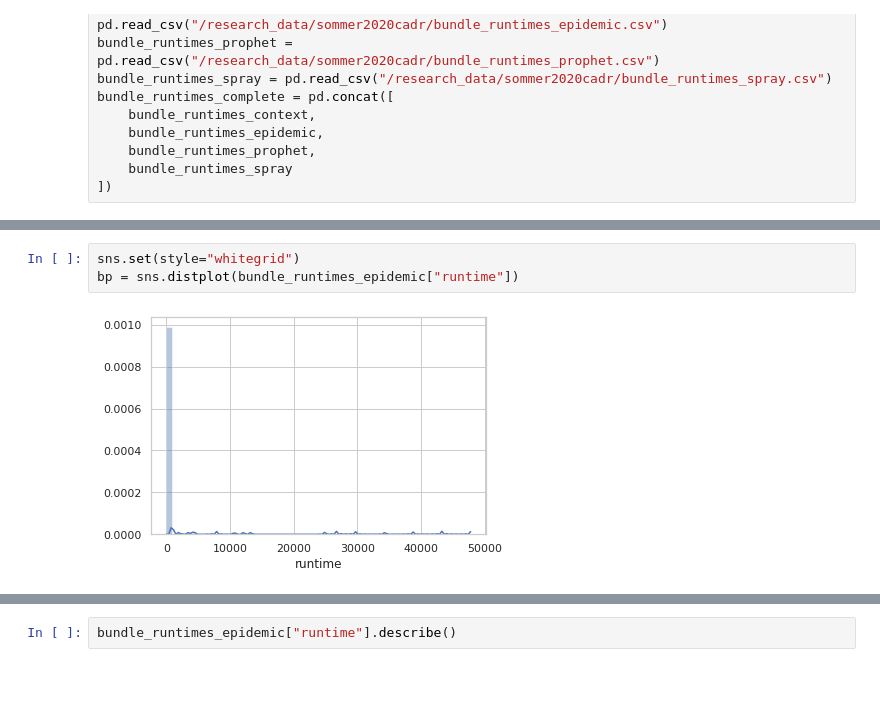
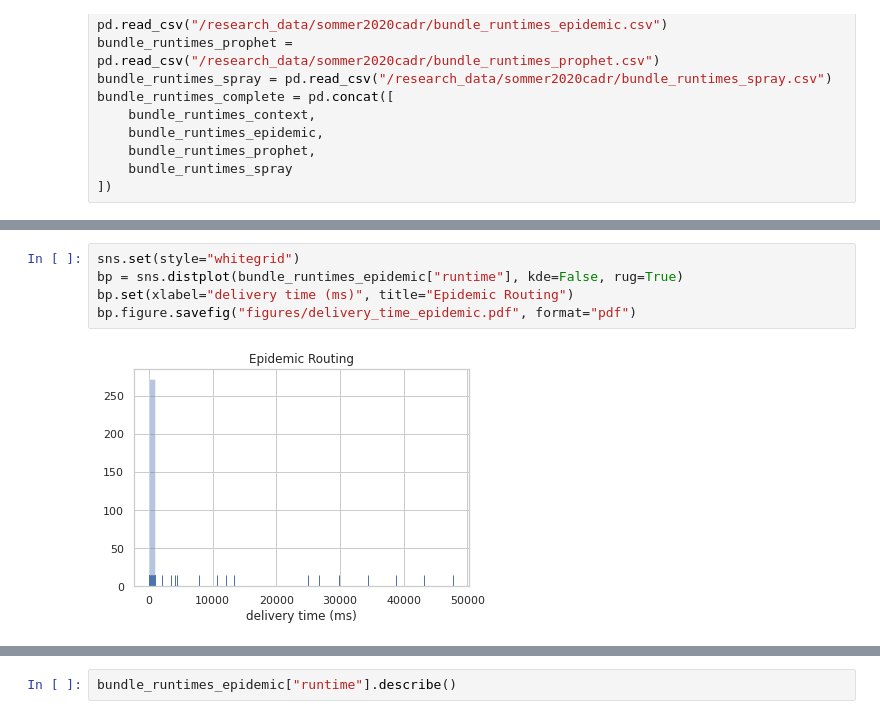
Before and after one commit to umr-ds/progdtn-evaluation, a Jupyter notebook: evaluation/evaluation.ipynb, the cells around one changed output, grey strips where cells are left out. Drawn from its saved outputs; the diff is of its cells as text; blank space fills up the shorter version.

```diff
--- a/evaluation/evaluation.ipynb
+++ b/evaluation/evaluation.ipynb
@@ -149,5 +162,7 @@ bp = sns.distplot(bundle_runtimes_context["runtime"])
 # %%
 sns.set(style="whitegrid")
-bp = sns.distplot(bundle_runtimes_epidemic["runtime"])
+bp = sns.distplot(bundle_runtimes_epidemic["runtime"], kde=False, rug=True)
+bp.set(xlabel="delivery time (ms)", title="Epidemic Routing")
+bp.figure.savefig("figures/delivery_time_epidemic.pdf", format="pdf")
 # %% [output]
-[figure, old version]
+[figure, new version]
```
Also changed, not shown: parts of 20 cells of this notebook, 3 other files.
